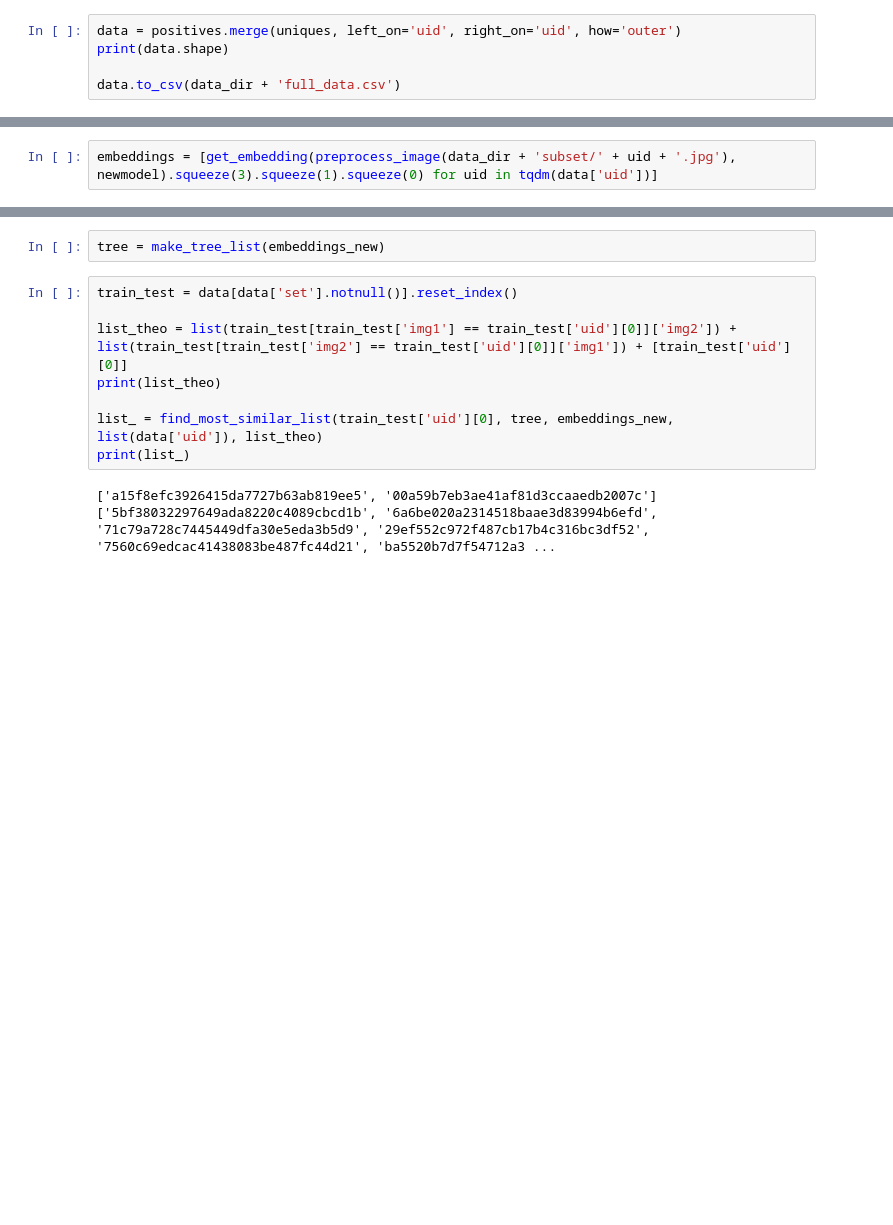
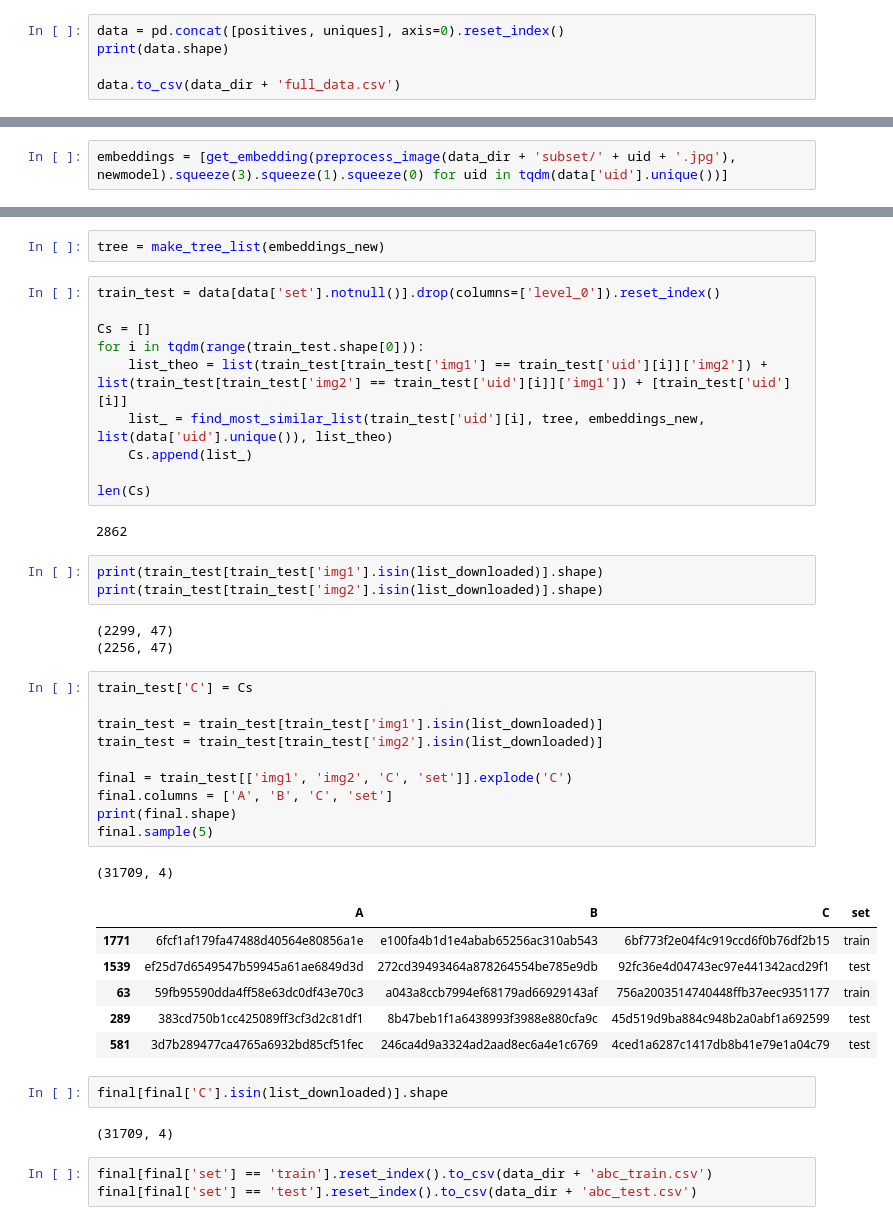
Before and after one commit to ludovicaschaerf/Cini_TDA, a Jupyter notebook: Data.ipynb, the cells around one changed output, grey strips where cells are left out. Saved outputs shown, nothing was run; the diff lists cells and outputs as text; blank space fills up the shorter version.

Commit message:
updated loader and training procedure for new train set

```diff
--- a/Data.ipynb
+++ b/Data.ipynb
@@ -124,7 +125,7 @@ print(uniques.shape)
 # %% [output]
 (3301, 38)
 # %%
-data = positives.merge(uniques, left_on='uid', right_on='uid', how='outer')
+data = pd.concat([positives, uniques], axis=0).reset_index()
 print(data.shape)
 
 data.to_csv(data_dir + 'full_data.csv')
@@ -190,7 +155,7 @@ Sequential(
 img = preprocess_image(data_dir + 'subset/' + data['uid'][0] + '.jpg')
 embedding = get_embedding(img, newmodel).squeeze(3).squeeze(1).squeeze(0)
 # %%
-embeddings = [get_embedding(preprocess_image(data_dir + 'subset/' + uid + '.jpg'), newmodel).squeeze(3).squeeze(1).squeeze(0) for uid in tqdm(data['uid'])]
+embeddings = [get_embedding(preprocess_image(data_dir + 'subset/' + uid + '.jpg'), newmodel).squeeze(3).squeeze(1).squeeze(0) for uid in tqdm(data['uid'].unique())]
 # %%
 embeddings_new = get_lower_dimension(embeddings)
 # %%
@@ -202,13 +167,45 @@ embeddings[0].shape, embeddings_new[0].shape
 # %%
 tree = make_tree_list(embeddings_new)
 # %%
-train_test = data[data['set'].notnull()].reset_index()
+train_test = data[data['set'].notnull()].drop(columns=['level_0']).reset_index()
 
-list_theo = list(train_test[train_test['img1'] == train_test['uid'][0]]['img2']) + list(train_test[train_test['img2'] == train_test['uid'][0]]['img1']) + [train_test['uid'][0]]
-print(list_theo)
+Cs = []
+for i in tqdm(range(train_test.shape[0])):
+    list_theo = list(train_test[train_test['img1'] == train_test['uid'][i]]['img2']) + list(train_test[train_test['img2'] == train_test['uid'][i]]['img1']) + [train_test['uid'][i]]
+    list_ = find_most_similar_list(train_test['uid'][i], tree, embeddings_new, list(data['uid'].unique()), list_theo)
+    Cs.append(list_)
 
-list_ = find_most_similar_list(train_test['uid'][0], tree, embeddings_new, list(data['uid']), list_theo)
-print(list_)
+len(Cs)
 # %% [output]
-['a15f8efc3926415da7727b63ab819ee5', '00a59b7eb3ae41af81d3ccaaedb2007c']
-['5bf38032297649ada8220c4089cbcd1b', '6a6be020a2314518baae3d83994b6efd', '71c79a728c7445449dfa30e5eda3b5d9', '29ef552c972f487cb17b4c316bc3df52', '7560c69edcac41438083be487fc44d21', 'ba5520b7d7f54712a3 ...
+2862
+# %%
+print(train_test[train_test['img1'].isin(list_downloaded)].shape)
+print(train_test[train_test['img2'].isin(list_downloaded)].shape)
+# %% [output]
+(2299, 47)
+(2256, 47)
+# %%
+train_test['C'] = Cs
+
+train_test = train_test[train_test['img1'].isin(list_downloaded)]
+train_test = train_test[train_test['img2'].isin(list_downloaded)]
+
+final = train_test[['img1', 'img2', 'C', 'set']].explode('C')
+final.columns = ['A', 'B', 'C', 'set']
+print(final.shape)
+final.sample(5)
+# %% [output]
+(31709, 4)
+|  | A | B | C | set |
+| 1771 | 6fcf1af179fa47488d40564e80856a1e | e100fa4b1d1e4abab65256ac310ab543 | 6bf773f2e04f4c919ccd6f0b76df2b15 | train |
+| 1539 | ef25d7d6549547b59945a61ae6849d3d | 272cd39493464a878264554be785e9db | 92fc36e4d04743ec97e441342acd29f1 | test |
+| 63 | 59fb95590dda4ff58e63dc0df43e70c3 | a043a8ccb7994ef68179ad66929143af | 756a2003514740448ffb37eec9351177 | train |
+| 289 | 383cd750b1cc425089ff3cf3d2c81df1 | 8b47beb1f1a6438993f3988e880cfa9c | 45d519d9ba884c948b2a0abf1a692599 | test |
+| 581 | 3d7b289477ca4765a6932bd85cf51fec | 246ca4d9a3324ad2aad8ec6a4e1c6769 | 4ced1a6287c1417db8b41e79e1a04c79 | test |
+# %%
+final[final['C'].isin(list_downloaded)].shape
+# %% [output]
+(31709, 4)
+# %%
+final[final['set'] == 'train'].reset_index().to_csv(data_dir + 'abc_train.csv')
+final[final['set'] == 'test'].reset_index().to_csv(data_dir + 'abc_test.csv')
```
Also changed, not shown: parts of 6 cells of this notebook, 5 other files.
